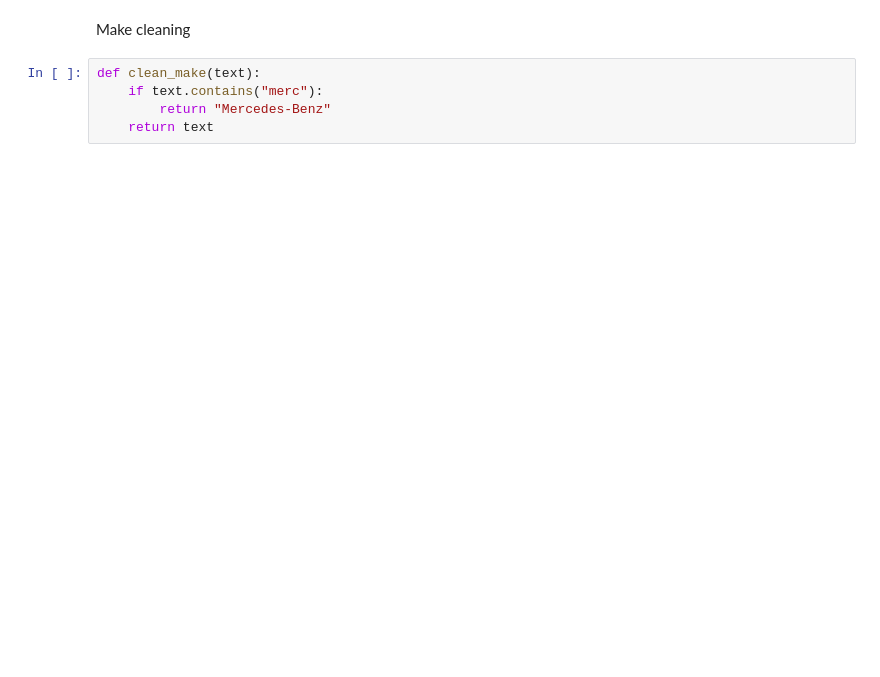
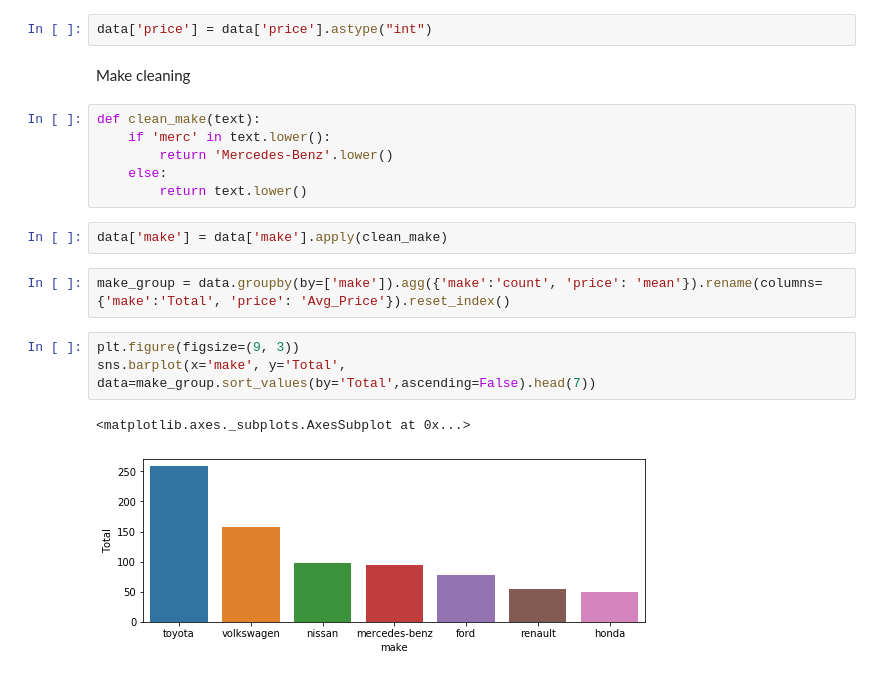
Before and after one commit to shambekela/Namcar-price-predictor, a Jupyter notebook: Car prediction.ipynb, the cells around one changed output. Cells and saved outputs as stored; diff of their text form; blank space fills up the shorter version.

Commit message:
Data cleaning almost complete

```diff
--- a/Car prediction.ipynb
+++ b/Car prediction.ipynb
@@ -64,7 +74,20 @@ data['price'] = data['price'].apply(trim_data)
+# %%
+data['price'] = data['price'].astype("int")
 # %% [markdown]
 Make cleaning
 # %%
 def clean_make(text):
-    if text.contains("merc"):
-        return "Mercedes-Benz"
-    return text
+    if 'merc' in text.lower():
+        return 'Mercedes-Benz'.lower()
+    else:
+        return text.lower()
+# %%
+data['make'] = data['make'].apply(clean_make)
+# %%
+make_group = data.groupby(by=['make']).agg({'make':'count', 'price': 'mean'}).rename(columns={'make':'Total', 'price': 'Avg_Price'}).reset_index()
+# %%
+plt.figure(figsize=(9, 3))
+sns.barplot(x='make', y='Total', data=make_group.sort_values(by='Total',ascending=False).head(7))
+# %% [output]
+<matplotlib.axes._subplots.AxesSubplot at 0x...>
+[figure, added]
```
Also changed, not shown: parts of 45 cells of this notebook.
